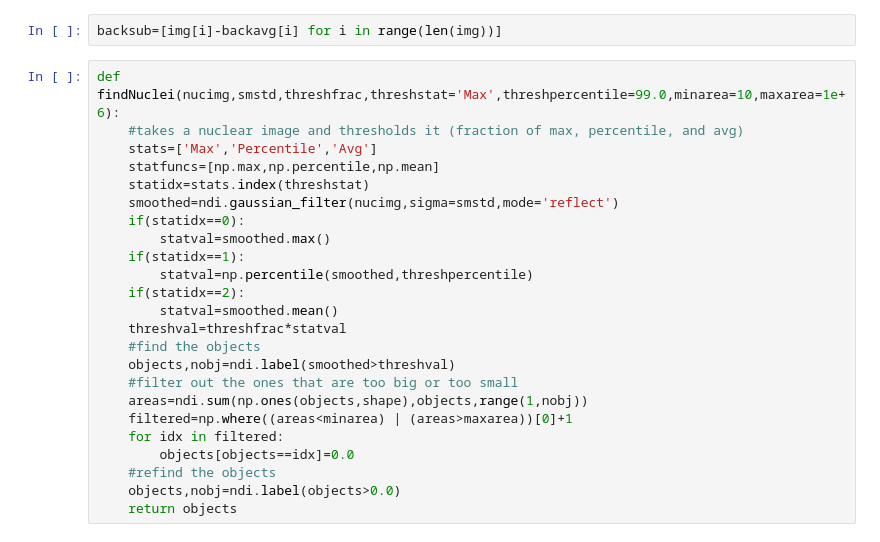
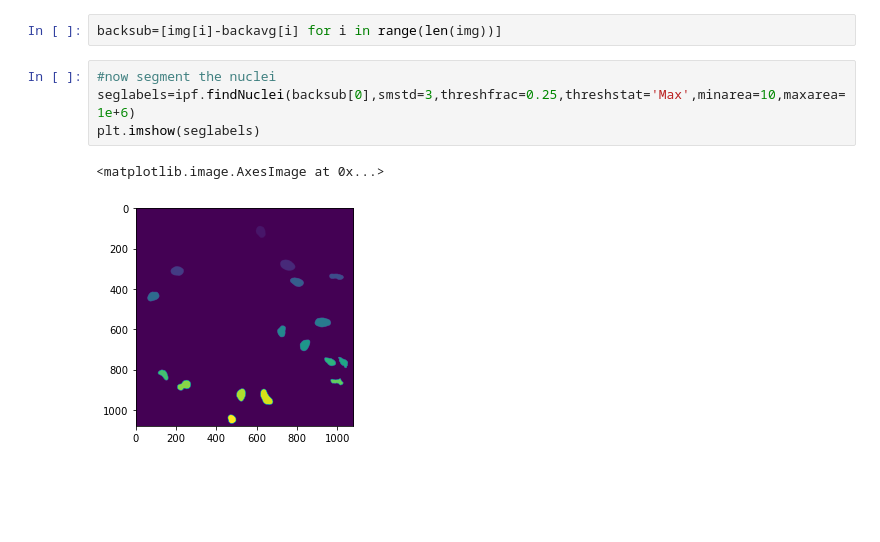
Before and after one commit to jayunruh/napari-IP-workflow, a Jupyter notebook: src/napari_ip_workflow/_tests/standard_segmentation.ipynb, the cells around one changed output. Cells and saved outputs as stored; diff of their text form; blank space fills up the shorter version.

```diff
--- a/src/napari_ip_workflow/_tests/standard_segmentation.ipynb
+++ b/src/napari_ip_workflow/_tests/standard_segmentation.ipynb
@@ -72,26 +37,9 @@ viewer.add_points([[miny,minx]],size=60)
 # %%
 backsub=[img[i]-backavg[i] for i in range(len(img))]
 # %%
-def findNuclei(nucimg,smstd,threshfrac,threshstat='Max',threshpercentile=99.0,minarea=10,maxarea=1e+6):
-    #takes a nuclear image and thresholds it (fraction of max, percentile, and avg)
-    stats=['Max','Percentile','Avg']
-    statfuncs=[np.max,np.percentile,np.mean]
-    statidx=stats.index(threshstat)
-    smoothed=ndi.gaussian_filter(nucimg,sigma=smstd,mode='reflect')
-    if(statidx==0):
-        statval=smoothed.max()
-    if(statidx==1):
-        statval=np.percentile(smoothed,threshpercentile)
-    if(statidx==2):
-        statval=smoothed.mean()
-    threshval=threshfrac*statval
-    #find the objects
-    objects,nobj=ndi.label(smoothed>threshval)
-    #filter out the ones that are too big or too small
-    areas=ndi.sum(np.ones(objects,shape),objects,range(1,nobj))
-    filtered=np.where((areas<minarea) | (areas>maxarea))[0]+1
-    for idx in filtered:
-        objects[objects==idx]=0.0
-    #refind the objects
-    objects,nobj=ndi.label(objects>0.0)
-    return objects
+#now segment the nuclei
+seglabels=ipf.findNuclei(backsub[0],smstd=3,threshfrac=0.25,threshstat='Max',minarea=10,maxarea=1e+6)
+plt.imshow(seglabels)
+# %% [output]
+<matplotlib.image.AxesImage at 0x...>
+[figure, added]
```
Also changed, not shown: parts of 10 cells of this notebook, 7 other files.
